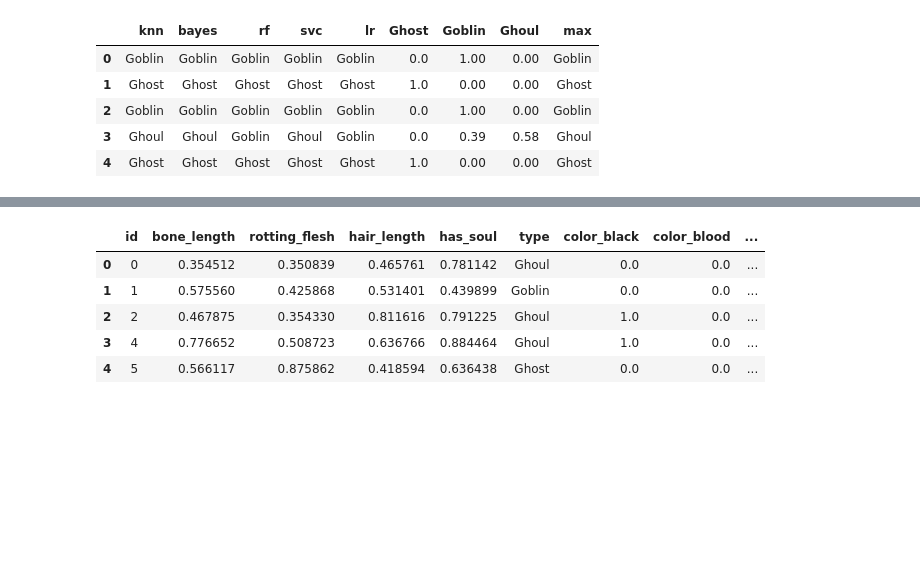
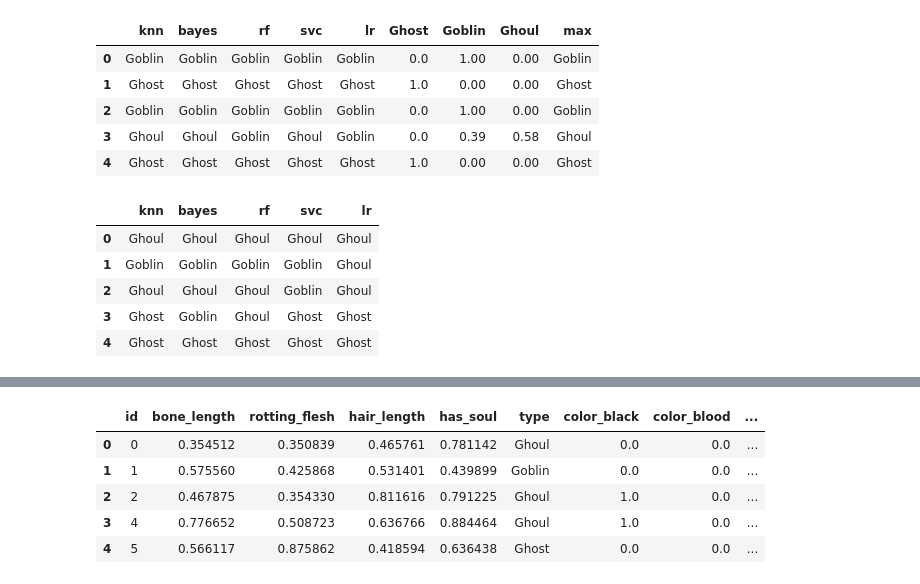
Before and after one commit to itaraday/Ghouls-Goblins-and-Ghosts, a Jupyter notebook: Ghouls, Goblins, and Ghosts... Boo!.ipynb, the cells around one changed output, grey strips where cells are left out. Saved outputs shown, nothing was run; the diff lists cells and outputs as text; code cells hidden in the pictures; blank space fills up the shorter version.

```diff
--- a/Ghouls, Goblins, and Ghosts... Boo!.ipynb
+++ b/Ghouls, Goblins, and Ghosts... Boo!.ipynb
@@ -376,3 +377,25 @@ preds.head()
 | 2 | Goblin | Goblin | Goblin | Goblin | Goblin | 0.0 | 1.00 | 0.00 | Goblin |
 | 3 | Ghoul | Ghoul | Goblin | Ghoul | Goblin | 0.0 | 0.39 | 0.58 | Ghoul |
 | 4 | Ghost | Ghost | Ghost | Ghost | Ghost | 1.0 | 0.00 | 0.00 | Ghost |
+# %%
+tests_fnl = {}
+preds_fnl = pd.DataFrame()
+
+tests_fnl['lr'] = LogisticRegression(penalty='l2',C=1000000,class_weight="balanced")
+tests_fnl['rf'] = RandomForestClassifier(n_estimators=750, n_jobs=-1)
+tests_fnl['knn'] = KNeighborsClassifier(n_neighbors=4)
+tests_fnl['svc'] = svm.NuSVC()
+tests_fnl['bayes'] = GaussianNB()
+
+for key in tests:
+    tests_fnl[key].fit(df_train,y)
+    y_pred= tests[key].predict(df_test)
+    preds_fnl[key] = y_pred
+preds_fnl.head()
+# %% [output]
+|  | knn | bayes | rf | svc | lr |
+| 0 | Ghoul | Ghoul | Ghoul | Ghoul | Ghoul |
+| 1 | Goblin | Goblin | Goblin | Goblin | Ghoul |
+| 2 | Ghoul | Ghoul | Ghoul | Goblin | Ghoul |
+| 3 | Ghost | Goblin | Ghoul | Ghost | Ghost |
+| 4 | Ghost | Ghost | Ghost | Ghost | Ghost |
```
Also changed, not shown: parts of 4 cells of this notebook, 2 other files.
